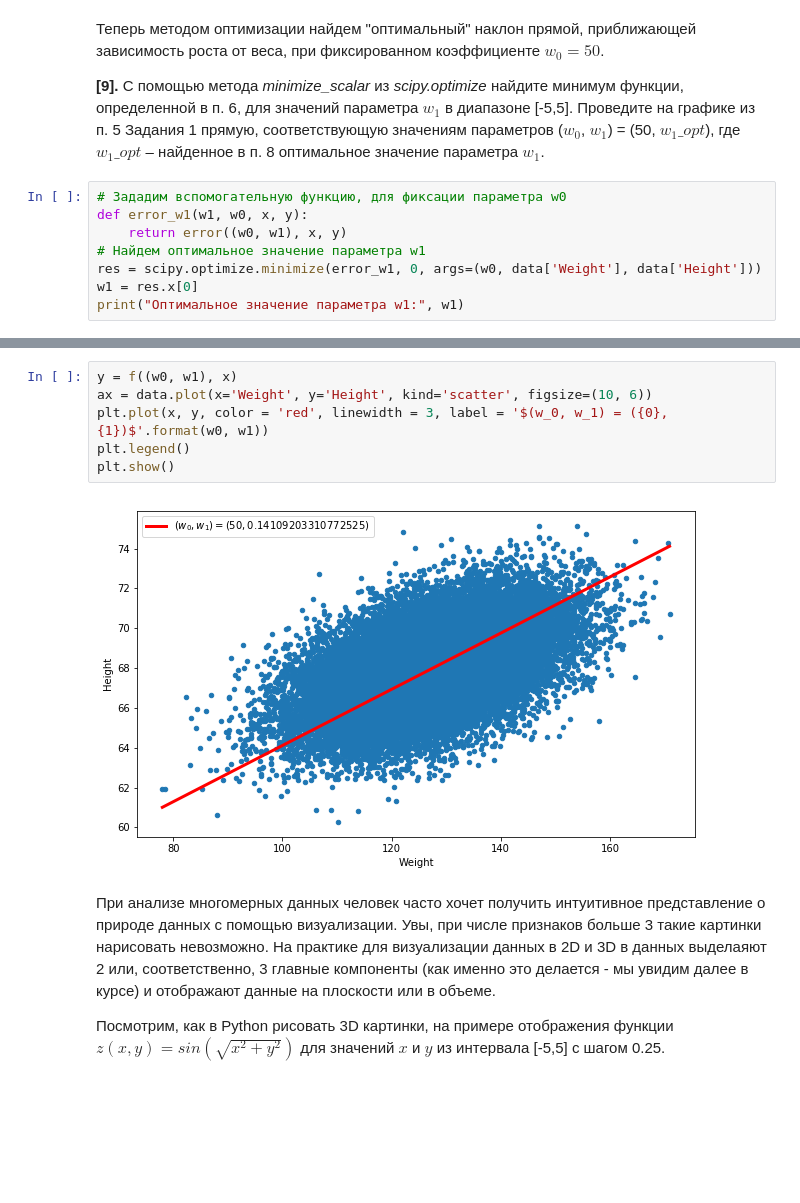
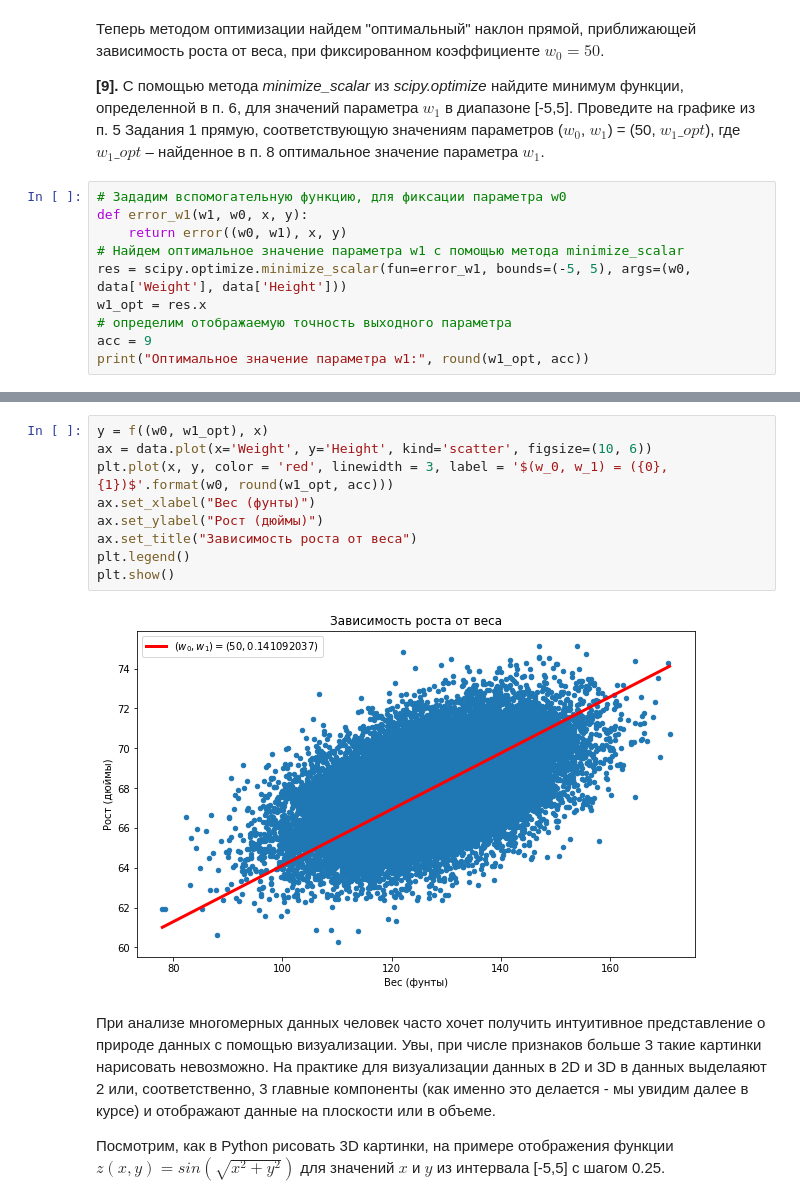
Before and after one commit to SBelousov1985/Machine-learning, a Jupyter notebook: 2. Линейная регрессия/peer_review_linreg_height_weight.ipynb, the cells around one changed output, grey strips where cells are left out. Cells and saved outputs as stored; diff of their text form; blank space fills up the shorter version.

```diff
--- a/2. Линейная регрессия/peer_review_linreg_height_weight.ipynb
+++ b/2. Линейная регрессия/peer_review_linreg_height_weight.ipynb
@@ -196,8 +200,10 @@ plt.show()
 # Зададим вспомогательную функцию, для фиксации параметра w0
 def error_w1(w1, w0, x, y):
     return error((w0, w1), x, y)
-# Найдем оптимальное значение параметра w1
-res = scipy.optimize.minimize(error_w1, 0, args=(w0, data['Weight'], data['Height']))
-w1 = res.x[0]
-print("Оптимальное значение параметра w1:", w1)
+# Найдем оптимальное значение параметра w1 с помощью метода minimize_scalar
+res = scipy.optimize.minimize_scalar(fun=error_w1, bounds=(-5, 5), args=(w0, data['Weight'], data['Height']))
+w1_opt = res.x
+# определим отображаемую точность выходного параметра
+acc = 9
+print("Оптимальное значение параметра w1:", round(w1_opt, acc))
 # %% [output]
@@ -205,11 +211,14 @@ print("Оптимальное значение параметра w1:", w1)
 # %%
-y = f((w0, w1), x)
+y = f((w0, w1_opt), x)
 ax = data.plot(x='Weight', y='Height', kind='scatter', figsize=(10, 6))
-plt.plot(x, y, color = 'red', linewidth = 3, label = '$(w_0, w_1) = ({0}, {1})$'.format(w0, w1))
+plt.plot(x, y, color = 'red', linewidth = 3, label = '$(w_0, w_1) = ({0}, {1})$'.format(w0, round(w1_opt, acc)))
+ax.set_xlabel("Вес (фунты)")
+ax.set_ylabel("Рост (дюймы)")
+ax.set_title("Зависимость роста от веса")
 plt.legend()
 plt.show()
 # %% [output]
-[figure, old version]
+[figure, new version]
 # %% [markdown]
 При анализе многомерных данных человек часто хочет получить интуитивное представление о природе данных с помощью визуализации. Увы, при числе признаков больше 3 такие картинки нарисовать невозможно. На практике для визуализации данных в 2D и 3D в данных выделаяют 2 или, соответственно, 3 главные компоненты (как именно это делается - мы увидим далее в курсе) и отображают данные на плоскости или в объеме.
 
```
Also changed, not shown: parts of 14 cells of this notebook.
